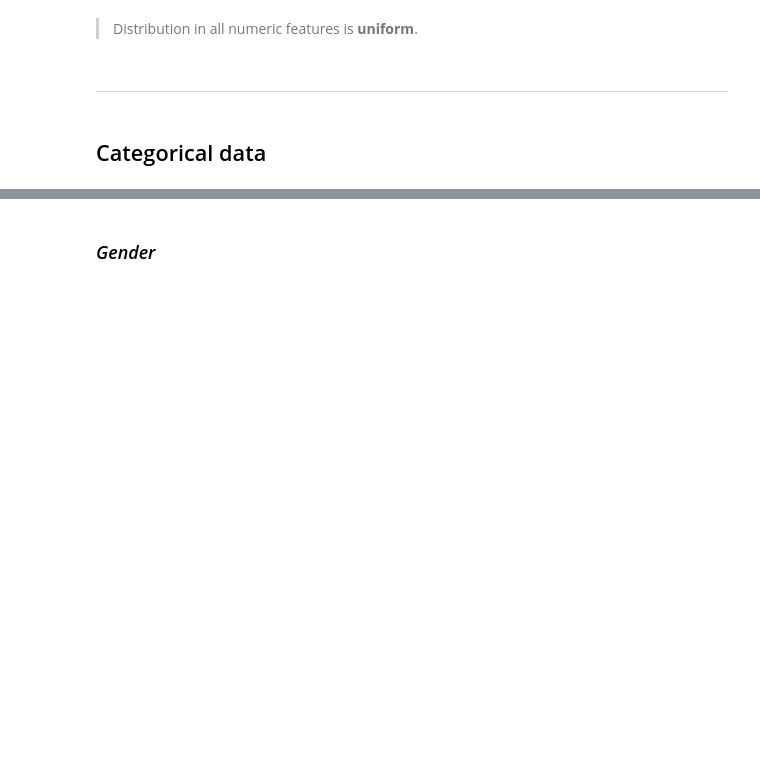
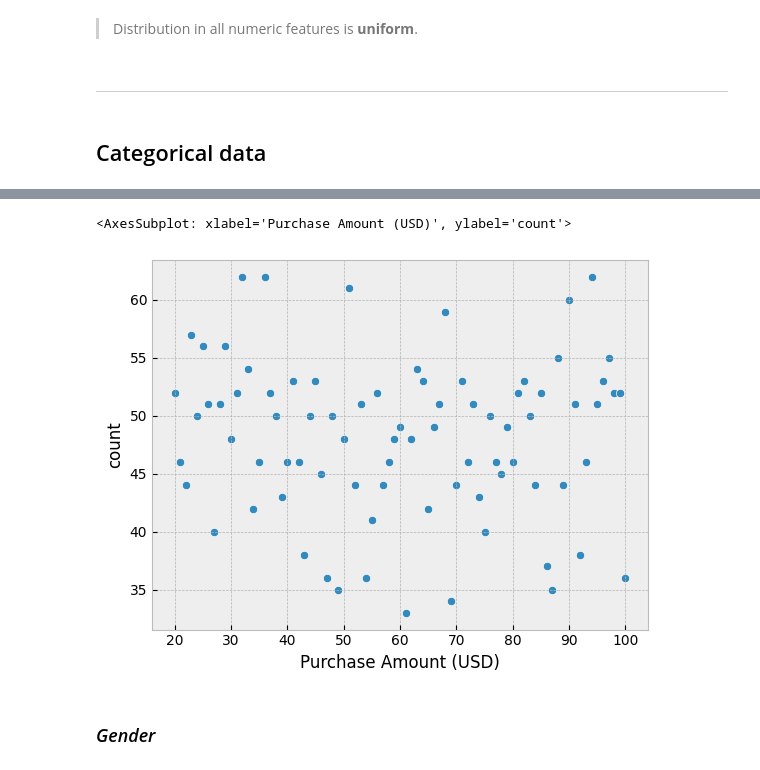
Before and after one commit to georgekovin/Consumer-Behavior-and-Shopping-Habits-Research, a Jupyter notebook: research.ipynb, the cells around one changed output, grey strips where cells are left out. Saved outputs shown, nothing was run; the diff lists cells and outputs as text; code cells hidden in the pictures; blank space fills up the shorter version.

```diff
--- a/research.ipynb
+++ b/research.ipynb
@@ -356,3 +352,12 @@ for col in data.columns:
+# %%
+x = data['Purchase Amount (USD)']
+
+xx = x.value_counts()
+
+sb.scatterplot(xx)
+# %% [output]
+<AxesSubplot: xlabel='Purchase Amount (USD)', ylabel='count'>
+[figure, added]
 # %% [markdown]
 ### *Gender*
 # %%
```
Also changed, not shown: parts of 10 cells of this notebook.
